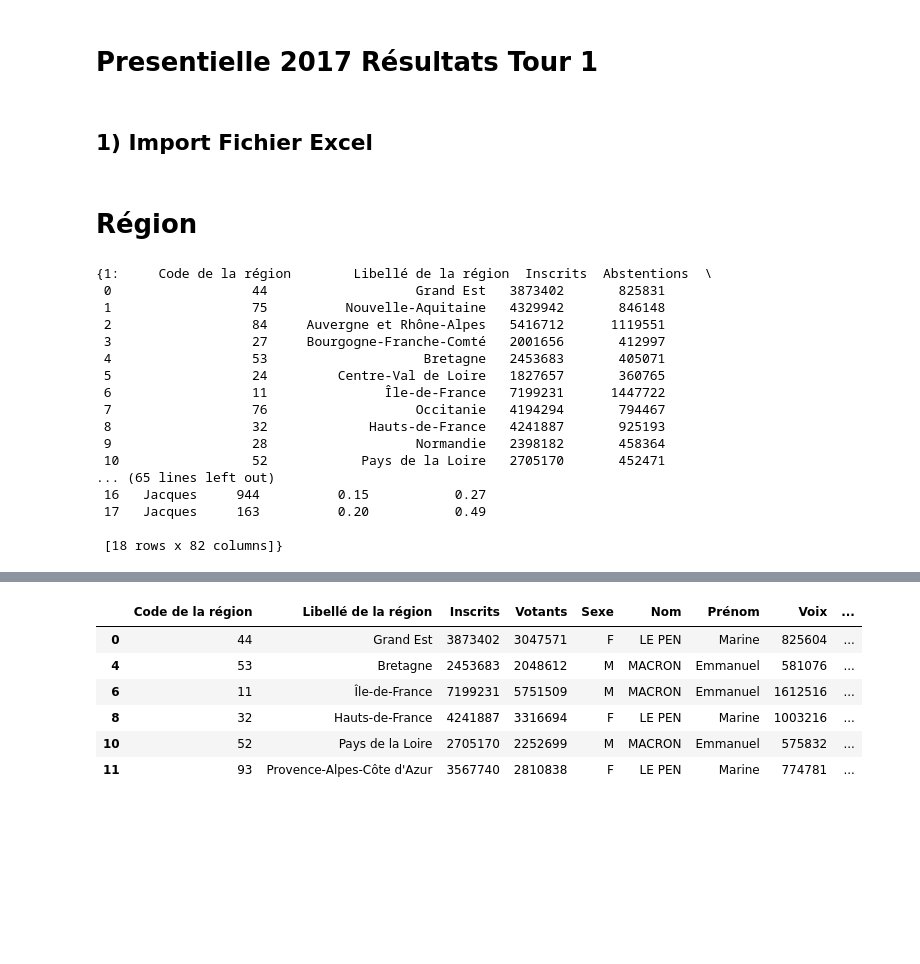
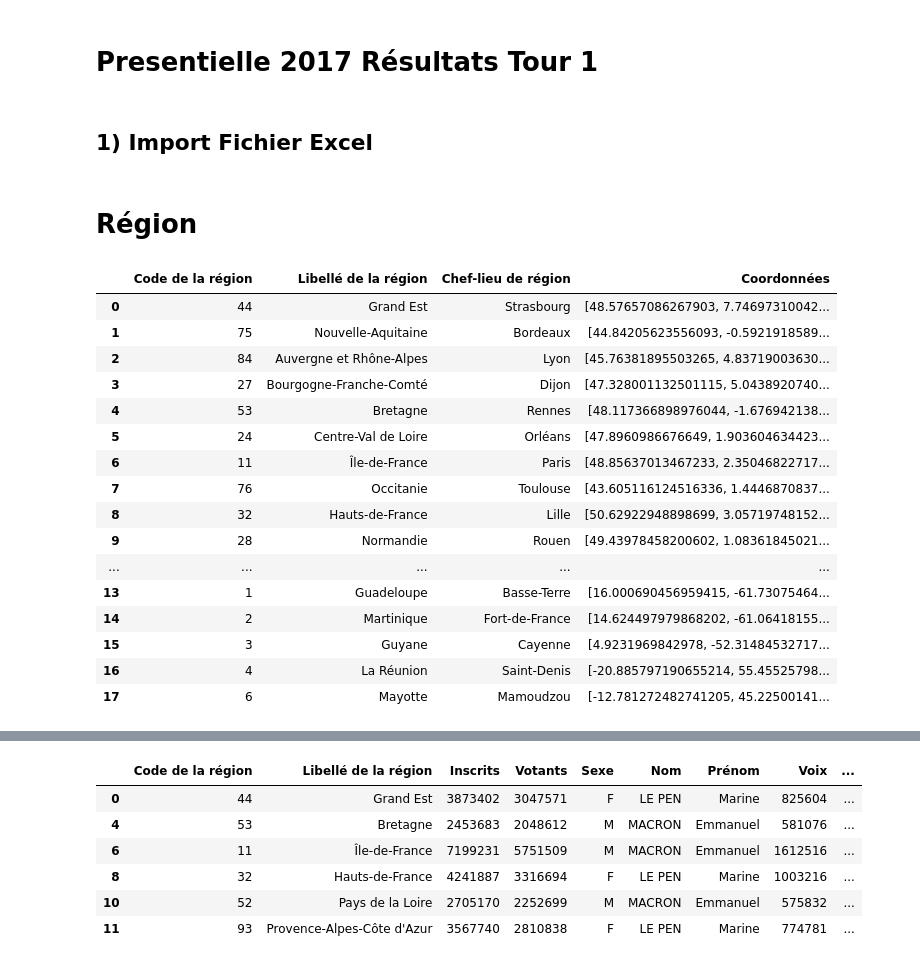
Before and after one commit to Sangmin-SHIM/Data-Visualisation-Donnees-Politiques, a Jupyter notebook: Jupyter Exercice/Pandas.ipynb, the cells around one changed output, grey strips where cells are left out. Cells and saved outputs as stored; diff of their text form; code cells hidden in the pictures; blank space fills up the shorter version.

```diff
--- a/Jupyter Exercice/Pandas.ipynb
+++ b/Jupyter Exercice/Pandas.ipynb
@@ -2,31 +2,41 @@
 # Presentielle 2017 Résultats Tour 1
 # %%
 import pandas as pd
-# %% [markdown]
-## 1) Import Fichier Excel
+# %% [markdown]
+## 1) Import Fichier Excel
 # %%
 excel_tour1 = pd.ExcelFile('Presidentielle_2017_Resultats_Tour_1_md.xls')
+coordonnes = pd.ExcelFile('Coordonnees.xlsx')
 # %% [markdown]
 # Région
 # %%
+# Eléction
+#---------
+
 dataframe_region=pd.read_excel(excel_tour1,sheet_name = [1])
-dataframe_region
+# dataframe_region
+
+# Coordonneées
+#-------------
+
+dataframe_coordonnes_regions=pd.read_excel(coordonnes,sheet_name=[0])
+dataframe_coordonnes_regions[0]
 # %% [output]
-{1:     Code de la région        Libellé de la région  Inscrits  Abstentions  \
- 0                  44                   Grand Est   3873402       825831
- 1                  75          Nouvelle-Aquitaine   4329942       846148
- 2                  84     Auvergne et Rhône-Alpes   5416712      1119551
- 3                  27     Bourgogne-Franche-Comté   2001656       412997
- 4                  53                    Bretagne   2453683       405071
- 5                  24         Centre-Val de Loire   1827657       360765
- 6                  11               Île-de-France   7199231      1447722
- 7                  76                   Occitanie   4194294       794467
- 8                  32             Hauts-de-France   4241887       925193
- 9                  28                   Normandie   2398182       458364
- 10                 52            Pays de la Loire   2705170       452471
-... (65 lines left out)
- 16   Jacques     944          0.15           0.27
- 17   Jacques     163          0.20           0.49
-
- [18 rows x 82 columns]}
+|  | Code de la région | Libellé de la région | Chef-lieu de région | Coordonnées |
+| 0 | 44 | Grand Est | Strasbourg | [48.57657086267903, 7.74697310042... |
+| 1 | 75 | Nouvelle-Aquitaine | Bordeaux | [44.84205623556093, -0.5921918589... |
+| 2 | 84 | Auvergne et Rhône-Alpes | Lyon | [45.76381895503265, 4.83719003630... |
+| 3 | 27 | Bourgogne-Franche-Comté | Dijon | [47.328001132501115, 5.0438920740... |
+| 4 | 53 | Bretagne | Rennes | [48.117366898976044, -1.676942138... |
+| 5 | 24 | Centre-Val de Loire | Orléans | [47.8960986676649, 1.903604634423... |
+| 6 | 11 | Île-de-France | Paris | [48.85637013467233, 2.35046822717... |
+| 7 | 76 | Occitanie | Toulouse | [43.605116124516336, 1.4446870837... |
+| 8 | 32 | Hauts-de-France | Lille | [50.62922948898699, 3.05719748152... |
+| 9 | 28 | Normandie | Rouen | [49.43978458200602, 1.08361845021... |
+| ... | ... | ... | ... | ... |
+| 13 | 1 | Guadeloupe | Basse-Terre | [16.000690456959415, -61.73075464... |
+| 14 | 2 | Martinique | Fort-de-France | [14.624497979868202, -61.06418155... |
+| 15 | 3 | Guyane | Cayenne | [4.9231969842978, -52.31484532717... |
+| 16 | 4 | La Réunion | Saint-Denis | [-20.885797190655214, 55.45525798... |
+| 17 | 6 | Mayotte | Mamoudzou | [-12.781272482741205, 45.22500141... |
 # %%
```
Also changed, not shown: parts of 9 cells of this notebook, 2 other files.
